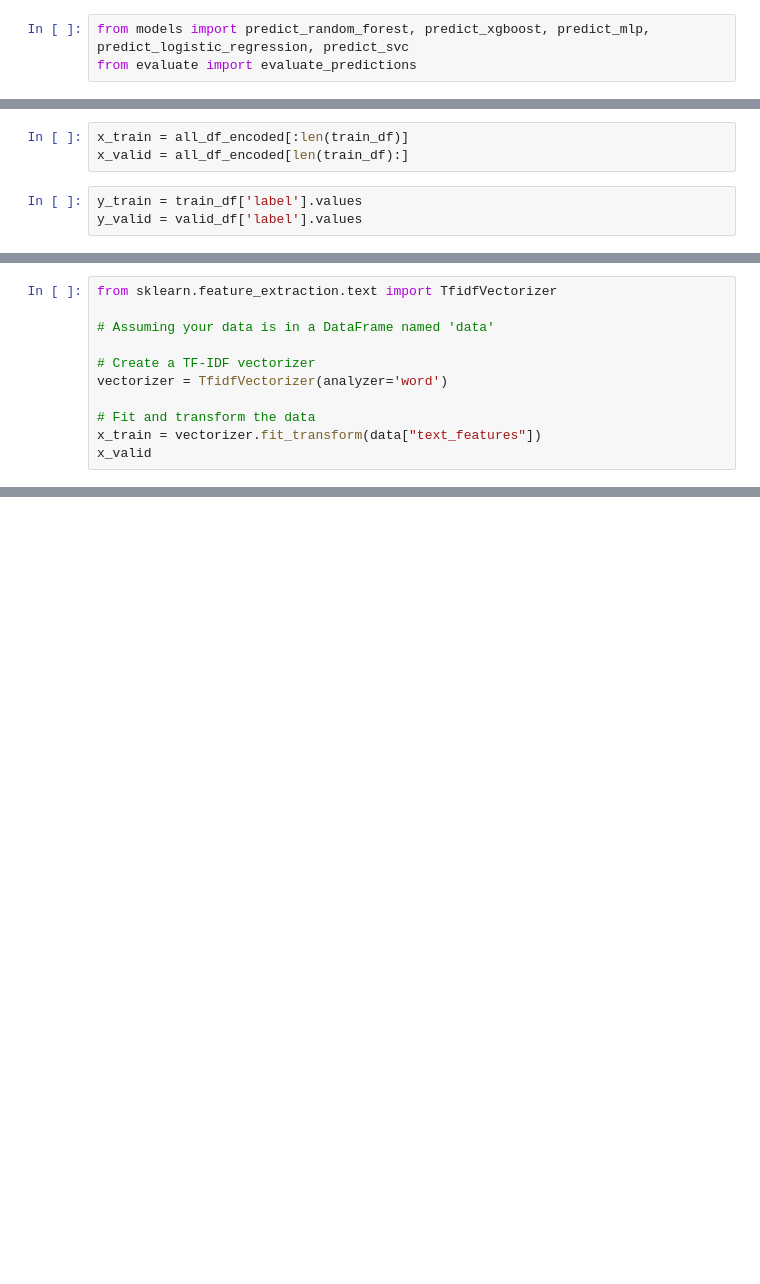
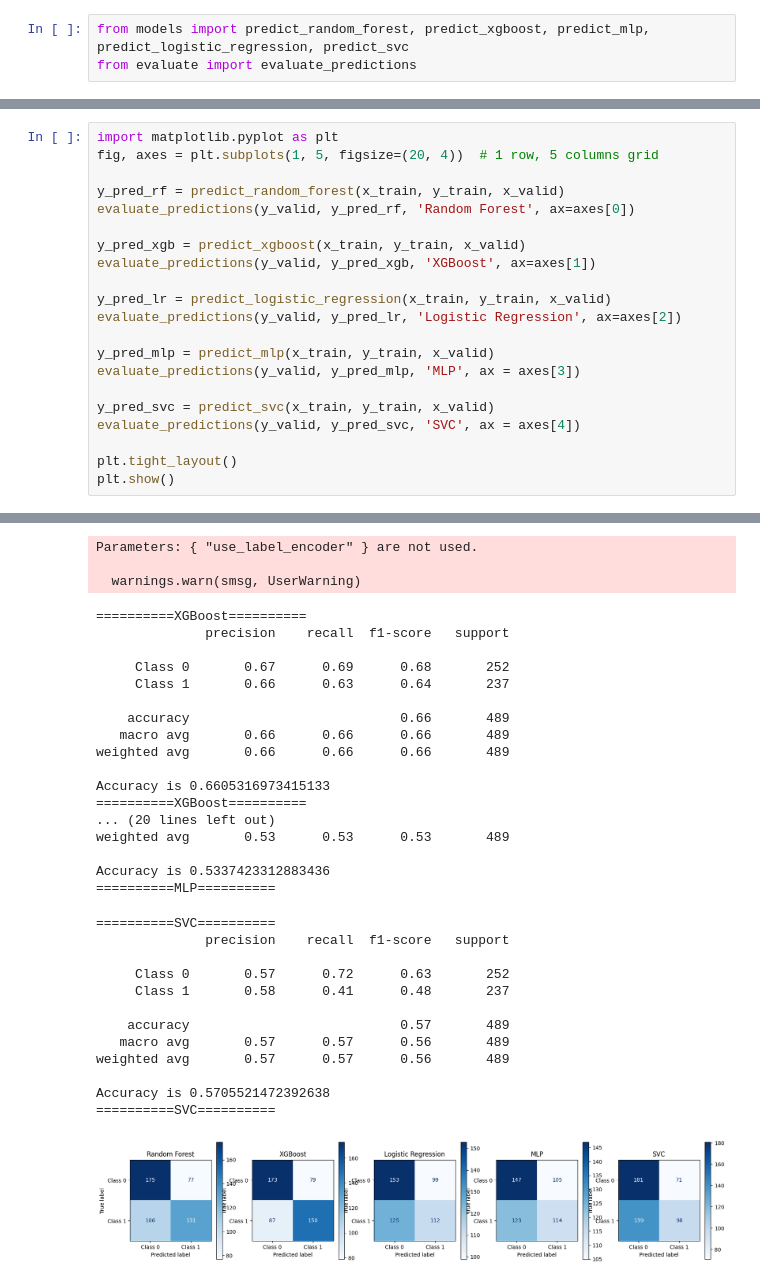
Before and after one commit to A-Rush-R/CS771-Mini-Project, a Jupyter notebook: text_seq/simplemodels.ipynb, the cells around one changed output, grey strips where cells are left out. Saved outputs shown, nothing was run; the diff lists cells and outputs as text; blank space fills up the shorter version.

```diff
--- a/text_seq/simplemodels.ipynb
+++ b/text_seq/simplemodels.ipynb
@@ -144,6 +61,0 @@ all_df_encoded = encoder.fit_transform(all_df.drop("label", axis=1)).toarray()
-# %%
-x_train = all_df_encoded[:len(train_df)]
-x_valid = all_df_encoded[len(train_df):]
-# %%
-y_train = train_df['label'].values
-y_valid = valid_df['label'].values
@@ -236,11 +62,22 @@ def insert_spaces(string):
-# %%
-from sklearn.feature_extraction.text import TfidfVectorizer
-
-# Assuming your data is in a DataFrame named 'data'
-
-# Create a TF-IDF vectorizer
-vectorizer = TfidfVectorizer(analyzer='word')
-
-# Fit and transform the data
-x_train = vectorizer.fit_transform(data["text_features"])
-x_valid
+# %%
+import matplotlib.pyplot as plt
+fig, axes = plt.subplots(1, 5, figsize=(20, 4))  # 1 row, 5 columns grid
+
+y_pred_rf = predict_random_forest(x_train, y_train, x_valid)
+evaluate_predictions(y_valid, y_pred_rf, 'Random Forest', ax=axes[0])
+
+y_pred_xgb = predict_xgboost(x_train, y_train, x_valid)
+evaluate_predictions(y_valid, y_pred_xgb, 'XGBoost', ax=axes[1])
+
+y_pred_lr = predict_logistic_regression(x_train, y_train, x_valid)
+evaluate_predictions(y_valid, y_pred_lr, 'Logistic Regression', ax=axes[2])
+
+y_pred_mlp = predict_mlp(x_train, y_train, x_valid)
+evaluate_predictions(y_valid, y_pred_mlp, 'MLP', ax = axes[3])
+
+y_pred_svc = predict_svc(x_train, y_train, x_valid)
+evaluate_predictions(y_valid, y_pred_svc, 'SVC', ax = axes[4])
+
+plt.tight_layout()
+plt.show()
+# %% [output]
@@ -246,0 +96,33 @@ x_valid
+Parameters: { "use_label_encoder" } are not used.
+
+  warnings.warn(smsg, UserWarning)
+==========XGBoost==========
+              precision    recall  f1-score   support
+
+     Class 0       0.67      0.69      0.68       252
+     Class 1       0.66      0.63      0.64       237
+
+    accuracy                           0.66       489
+   macro avg       0.66      0.66      0.66       489
+weighted avg       0.66      0.66      0.66       489
+
+Accuracy is 0.6605316973415133
+==========XGBoost==========
+... (20 lines left out)
+weighted avg       0.53      0.53      0.53       489
+
+Accuracy is 0.5337423312883436
+==========MLP==========
+==========SVC==========
+              precision    recall  f1-score   support
+
+     Class 0       0.57      0.72      0.63       252
+     Class 1       0.58      0.41      0.48       237
+
+    accuracy                           0.57       489
+   macro avg       0.57      0.57      0.56       489
+weighted avg       0.57      0.57      0.56       489
+
+Accuracy is 0.5705521472392638
+==========SVC==========
+[figure, added]
```
Also changed, not shown: parts of 13 cells of this notebook, 1 other file.
